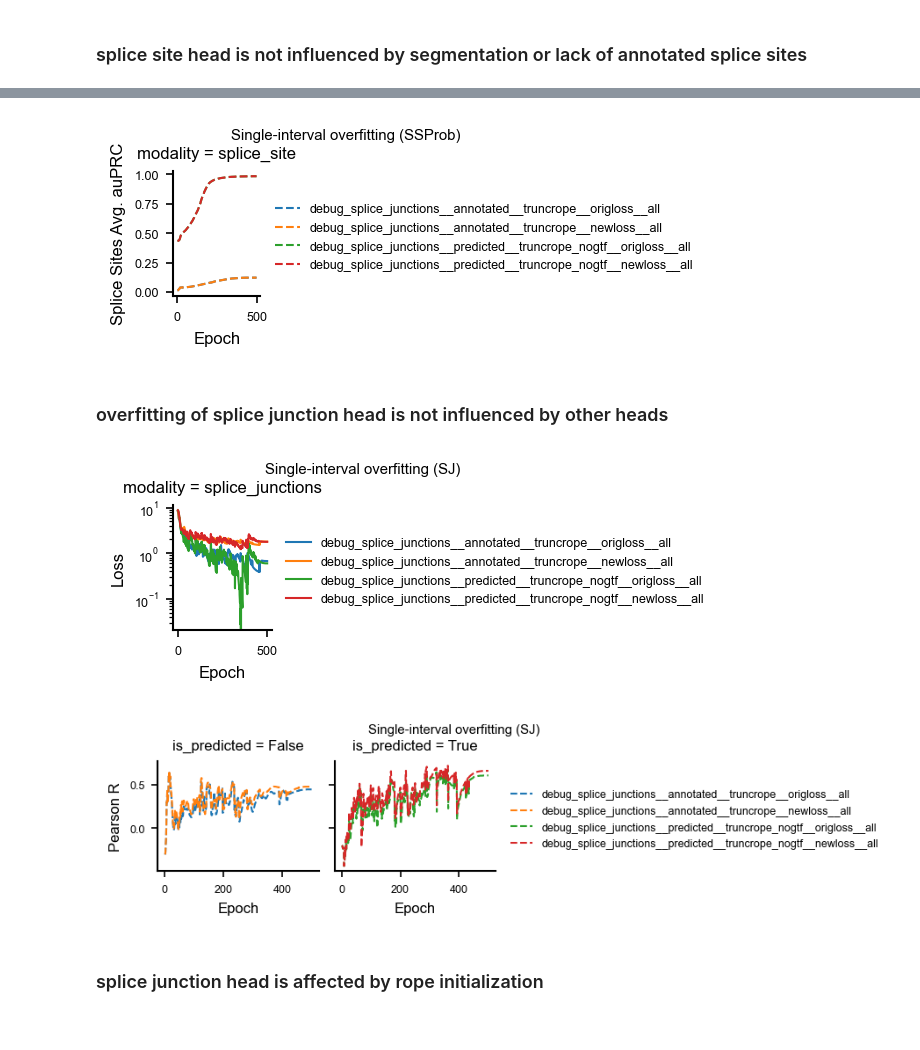
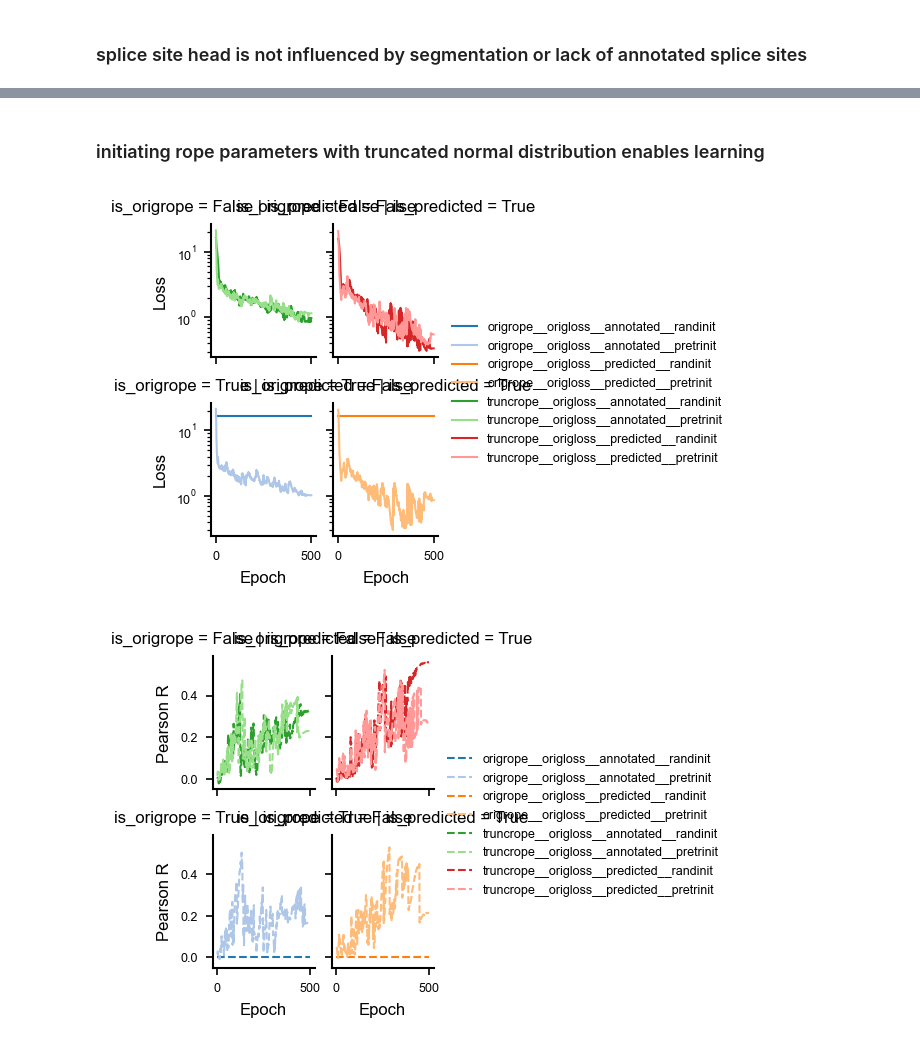
Before and after one commit to MiqG/alphagenome_finetuning_rna, a Jupyter notebook: figures/overfitting_single.ipynb, the cells around one changed output, grey strips where cells are left out. Drawn from its saved outputs; the diff is of its cells as text; code cells hidden in the pictures.

```diff
--- a/figures/overfitting_single.ipynb
+++ b/figures/overfitting_single.ipynb
@@ -39,8 +42,13 @@ os.makedirs(OUTPUT_DIR, exist_ok=True)
 
 ROOT = ".."
 OUTPUT_DIR = os.path.join(ROOT,"results/finetuning/alphagenome_pytorch/overfitting/single")
+logs_file = os.path.join(OUTPUT_DIR, "summary", "epoch_logs.parquet")
 
-logs_file = os.path.join(OUTPUT_DIR, "summary", "epoch_logs.parquet")
+with open(os.path.join(ROOT,"config","config.yaml"), "r") as stream:
+    config = yaml.safe_load(stream)
+
+logs_file = "bsc/overfitting_single/epoch_logs.parquet"
+weights_file = os.path.join(ROOT,config["alphagenome_pytorch"]["paths"]["weights"])
 # %%
 # loads
 
@@ -341,75 +231,44 @@ X
-# %%
-x = pd.concat([
-    (
-        X[
-            ["epoch","density","run_name","splice_site_auprc_macro"]
-        ].drop_duplicates()
-        .melt(id_vars=["epoch","density","run_name"], var_name="modality", value_name="metric_value")
-        .assign(metric_name="auprc")
-    )
-])
-x["modality"] = x["modality"].map(MAP_MODALITIES)
-
-g = sns.relplot(
-    kind="line",
-    data=x,
-    x="epoch",
-    y="metric_value",
-    hue="run_name",
-    col="modality",
-    linewidth=1, linestyle="dashed",
-    facet_kws=dict(sharey=True),
-    height=4*cm, aspect=1.15
-)
-
-g.set(
-    xlabel="Epoch",
-    ylabel="Splice Sites Avg. auPRC"
-)
-g.legend.set_title("")
-g.fig.subplots_adjust(top=0.8)
-g.fig.suptitle("Single-interval overfitting (SSProb)")
-
-plt.show()
-# %% [output]
-[figure, removed]
 # %% [markdown]
-### overfitting of splice junction head is not influenced by other heads
+### initiating rope parameters with truncated normal distribution enables learning
 # %%
-X = logs#.query("run_name.isin(['original__splice_junctions_only','original__all']) & density=='medium'")
+X = logs.query("run_name.str.contains('debug_splice_junctions')")
 # %%
 x = (
     X[
         ["epoch","density","run_name","val_loss_splice_junctions_loss"]
     ].drop_duplicates()
     .melt(id_vars=["epoch","density","run_name"], var_name="modality", value_name="loss")
     .assign(modality=lambda d: d["modality"].str.replace("val_loss_","").str.replace("_loss",""))
 )
+x["is_pretrained"] = x["run_name"].str.contains("pretrinit")
+x["is_predicted"] = x["run_name"].str.contains("predicted")
+x["is_origrope"] = x["run_name"].str.contains("origrope")
+x["run_name"] = x["run_name"].str.replace("debug_splice_junctions__","")
+x = x.query("run_name.str.contains('origloss')")
 
 g = sns.relplot(
     kind="line",
     data=x,
     x="epoch",
     y="loss",
-    hue="run_name",
-    col="modality",
+    hue="run_name", palette="tab20",
+    col="is_predicted",
+    row="is_origrope",
     linewidth=1,
-    facet_kws=dict(sharey=False),
-    height=4*cm, aspect=1.1
+    facet_kws=dict(sharey=True),
+    height=3.5*cm, aspect=0.85
 )
 
 g.set(
     xlabel="Epoch",
     ylabel="Loss",
     yscale="log",
 )
 g.legend.set_title("")
-g.fig.subplots_adjust(top=0.8)
-g.fig.suptitle("Single-interval overfitting (SJ)")
 
 plt.show()
 # %% [output]
-[figure, old version]
+[figure, new version]
 # %%
 x = pd.concat([
     (
@@ -420,19 +279,23 @@ x = pd.concat([
         .assign(metric_name="auprc")
     )
 ])
-x["modality"] = x["modality"].map(MAP_MODALITIES)
+x["is_pretrained"] = x["run_name"].str.contains("pretrinit")
 x["is_predicted"] = x["run_name"].str.contains("predicted")
+x["is_origrope"] = x["run_name"].str.contains("origrope")
+x["run_name"] = x["run_name"].str.replace("debug_splice_junctions__","")
+x = x.query("run_name.str.contains('origloss')")
 
 g = sns.relplot(
     kind="line",
     data=x,
     x="epoch",
     y="metric_value",
-    hue="run_name",
+    hue="run_name", palette="tab20",
     col="is_predicted",
+    row="is_origrope",
     linewidth=1, linestyle="dashed",
     facet_kws=dict(sharey=True),
-    height=4*cm, aspect=1.15
+    height=3.5*cm, aspect=0.85
 )
 
 g.set(
@@ -440,11 +303,7 @@ g.set(
     ylabel="Pearson R"
 )
 g.legend.set_title("")
-g.fig.subplots_adjust(top=0.8)
-g.fig.suptitle("Single-interval overfitting (SJ)")
 
 plt.show()
 # %% [output]
-[figure, old version]
+[figure, new version]
-# %% [markdown]
-### splice junction head is affected by rope initialization
```
Also changed, not shown: parts of 30 cells of this notebook.
